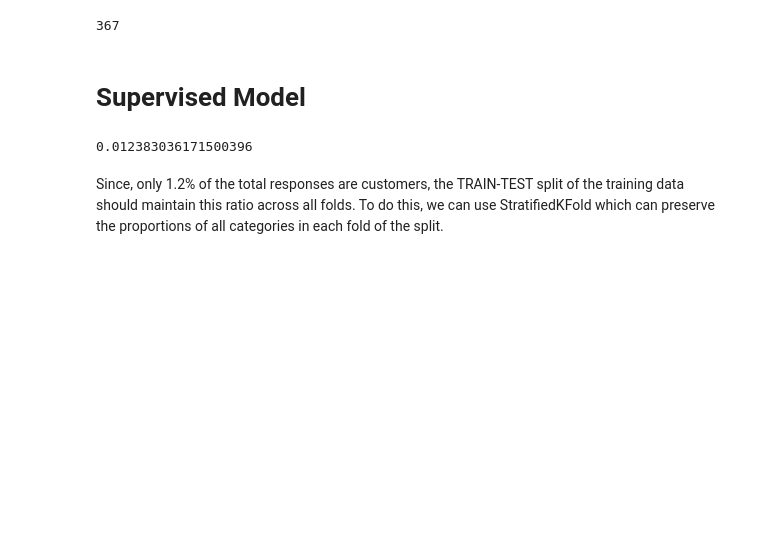
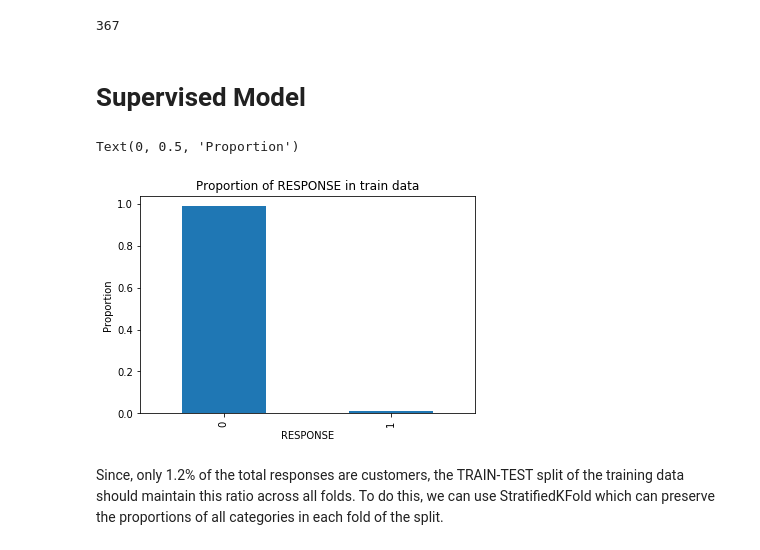
Before and after one commit to RuchitDoshi/Avarto_Customer_Segmentation, a Jupyter notebook: Supervised_learning.ipynb, the cells around one changed output. Saved outputs shown, nothing was run; the diff lists cells and outputs as text; code cells hidden in the pictures; blank space fills up the shorter version.

Commit message:
Images

```diff
--- a/Supervised_learning.ipynb
+++ b/Supervised_learning.ipynb
@@ -244,9 +244,13 @@ sum(train_data.columns==test_data.columns)
 # Supervised Model
 # %%
 #Checking total proportion of positive response from training data
-train_labels.sum()/train_labels.shape[0]
+(train_labels.value_counts()/train_labels.shape[0]).plot(kind='bar')
+plt.title('Proportion of RESPONSE in train data')
+plt.xlabel('RESPONSE')
+plt.ylabel('Proportion')
 # %% [output]
-0.012383036171500396
+Text(0, 0.5, 'Proportion')
+[figure, added]
 # %% [markdown]
 Since, only 1.2% of the total responses are customers, the TRAIN-TEST split of the training data should maintain this ratio across all folds. To do this, we can use StratifiedKFold which can preserve the proportions of all categories in each fold of the split.
 # %%
```
Also changed, not shown: parts of 23 cells of this notebook, 6 other files.
